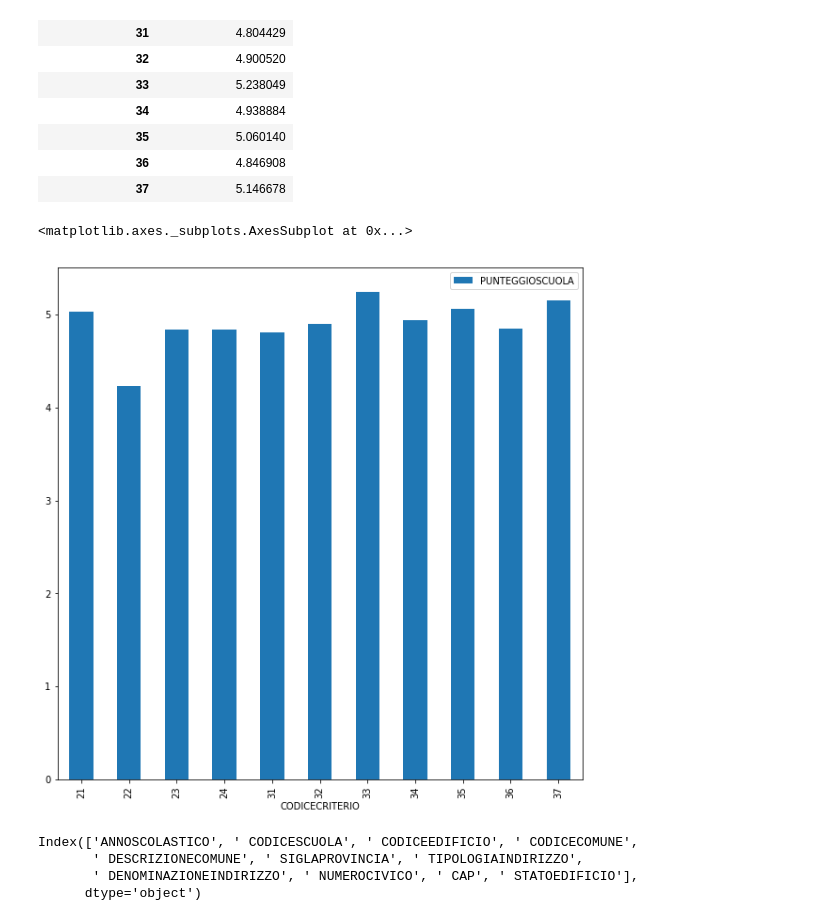
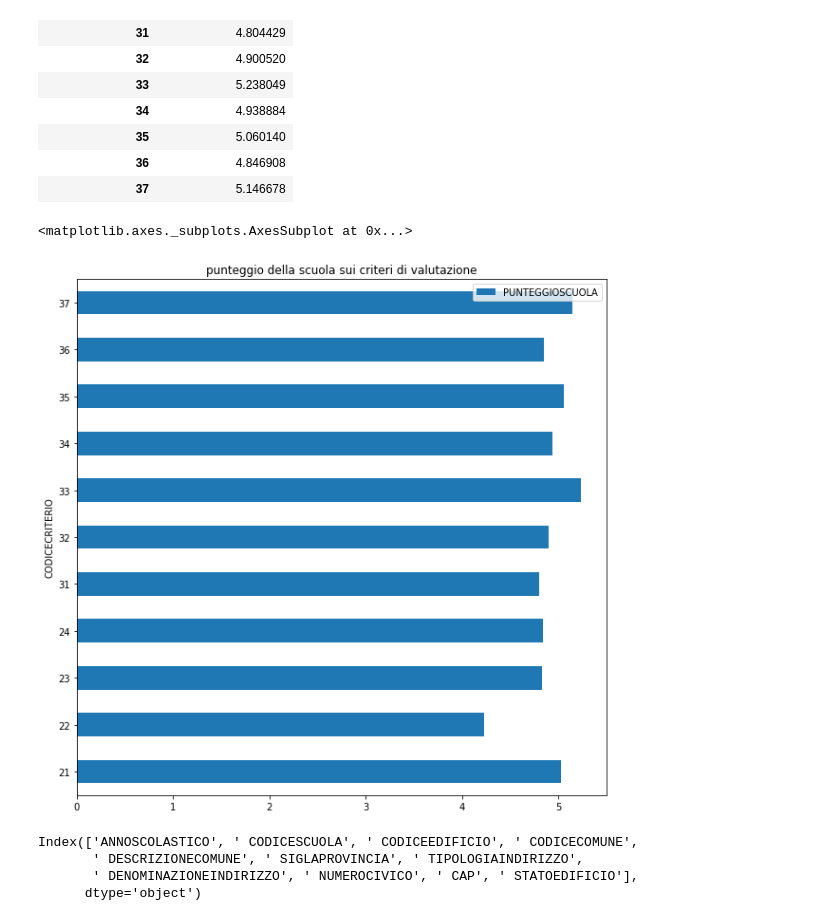
Before and after one commit to napo/opendatamiur, a Jupyter notebook: MIUR_OpenData.ipynb, the cells around one changed output. Saved outputs shown, nothing was run; the diff lists cells and outputs as text; code cells hidden in the pictures.

```diff
--- a/MIUR_OpenData.ipynb
+++ b/MIUR_OpenData.ipynb
@@ -999,10 +999,10 @@ grafico_valutazioni
 | 36 | 4.846908 |
 | 37 | 5.146678 |
 # %%
-grafico_valutazioni.plot.bar(figsize=[10,10])
+grafico_valutazioni.plot.barh(figsize=(10,10),title='punteggio della scuola sui criteri di valutazione')
 # %% [output]
 <matplotlib.axes._subplots.AxesSubplot at 0x...>
-[figure, old version]
+[figure, new version]
 # %%
 ediliziascolastica.columns
 # %% [output]
```
Also changed, not shown: parts of 4 cells of this notebook.
